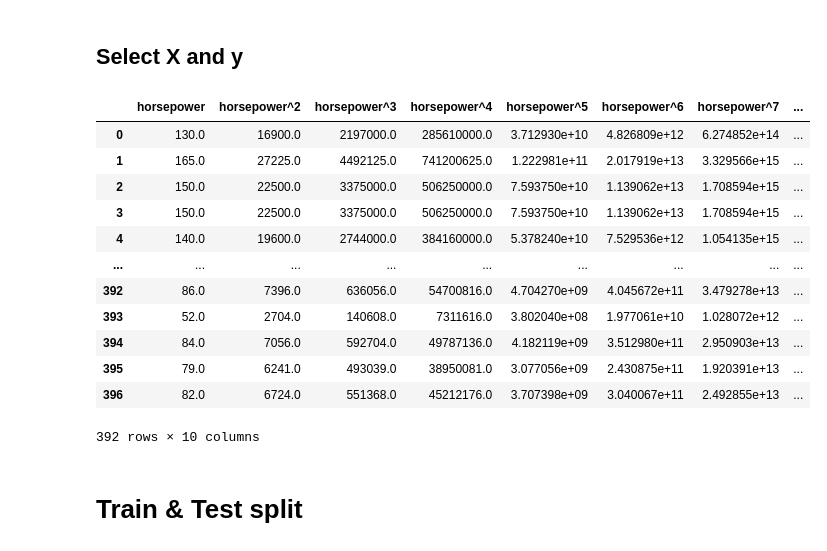
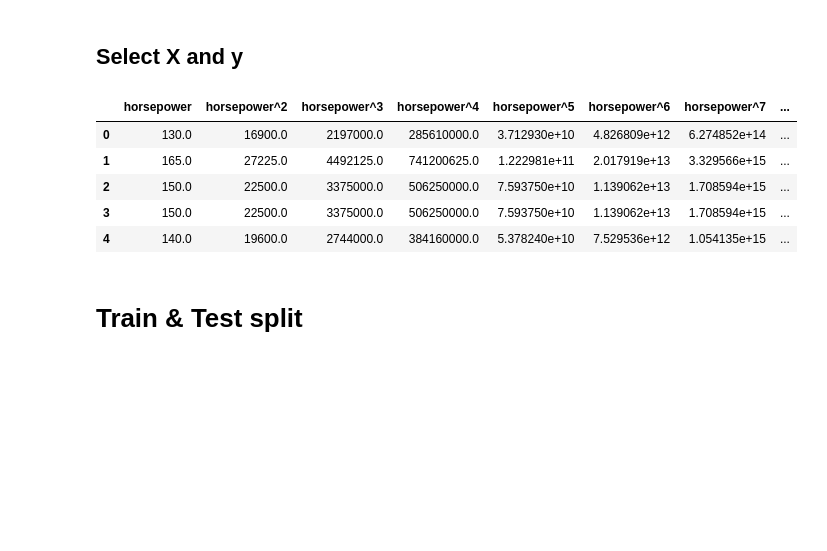
Before and after one commit to vincenzorrei/EDU-ResamplingMethods, a Jupyter notebook: main.ipynb, the cells around one changed output. Saved outputs shown, nothing was run; the diff lists cells and outputs as text; code cells hidden in the pictures; blank space fills up the shorter version.

```diff
--- a/main.ipynb
+++ b/main.ipynb
@@ -89,26 +89,19 @@ for i in range(2, max_polynomial_degree+1):
 # %%
 # Store the column names of the horsepower columns
 horsepower_cols = [i for i in df.columns if 'horsepower' in i]
 
 # Split the data into X and y
 X = df[horsepower_cols]
 y = df['mpg']
 
-X
+X.head()
 # %% [output]
 |  | horsepower | horsepower^2 | horsepower^3 | horsepower^4 | horsepower^5 | horsepower^6 | horsepower^7 | ... |
 | 0 | 130.0 | 16900.0 | 2197000.0 | 285610000.0 | 3.712930e+10 | 4.826809e+12 | 6.274852e+14 | ... |
 | 1 | 165.0 | 27225.0 | 4492125.0 | 741200625.0 | 1.222981e+11 | 2.017919e+13 | 3.329566e+15 | ... |
 | 2 | 150.0 | 22500.0 | 3375000.0 | 506250000.0 | 7.593750e+10 | 1.139062e+13 | 1.708594e+15 | ... |
 | 3 | 150.0 | 22500.0 | 3375000.0 | 506250000.0 | 7.593750e+10 | 1.139062e+13 | 1.708594e+15 | ... |
 | 4 | 140.0 | 19600.0 | 2744000.0 | 384160000.0 | 5.378240e+10 | 7.529536e+12 | 1.054135e+15 | ... |
-| ... | ... | ... | ... | ... | ... | ... | ... | ... |
-| 392 | 86.0 | 7396.0 | 636056.0 | 54700816.0 | 4.704270e+09 | 4.045672e+11 | 3.479278e+13 | ... |
-| 393 | 52.0 | 2704.0 | 140608.0 | 7311616.0 | 3.802040e+08 | 1.977061e+10 | 1.028072e+12 | ... |
-| 394 | 84.0 | 7056.0 | 592704.0 | 49787136.0 | 4.182119e+09 | 3.512980e+11 | 2.950903e+13 | ... |
-| 395 | 79.0 | 6241.0 | 493039.0 | 38950081.0 | 3.077056e+09 | 2.430875e+11 | 1.920391e+13 | ... |
-| 396 | 82.0 | 6724.0 | 551368.0 | 45212176.0 | 3.707398e+09 | 3.040067e+11 | 2.492855e+13 | ... |
-392 rows × 10 columns
 # %% [markdown]
 # Train & Test split
 # %%
```
Also changed, not shown: parts of 8 cells of this notebook, 1 other file.
